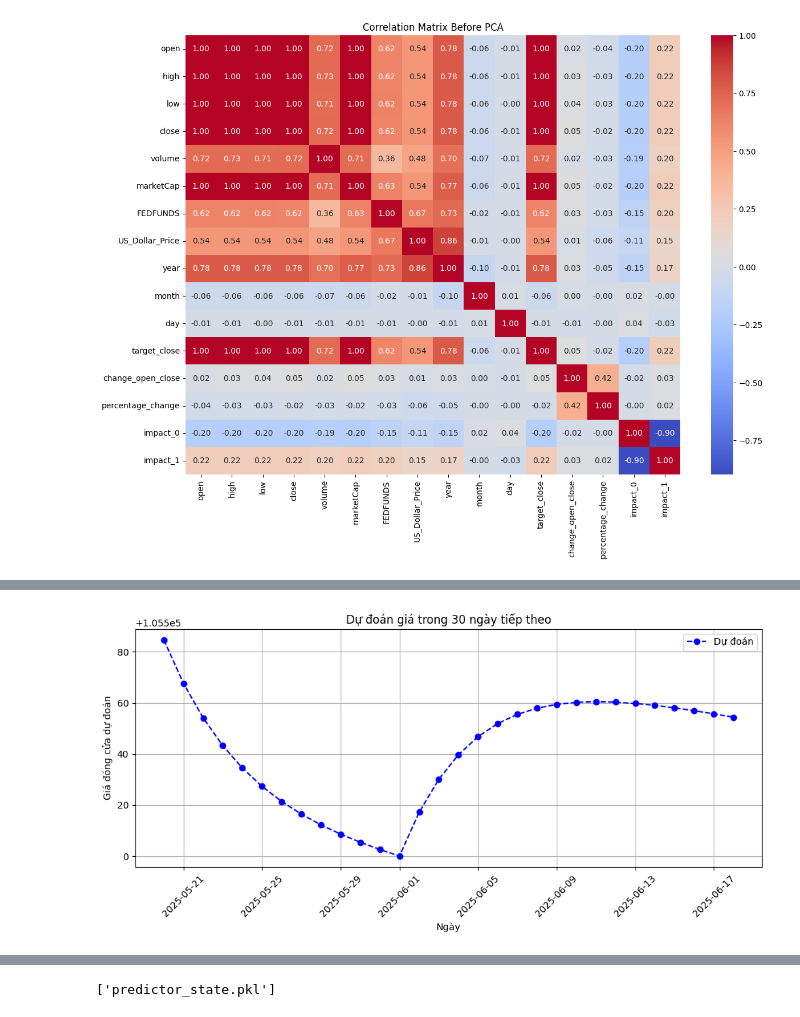
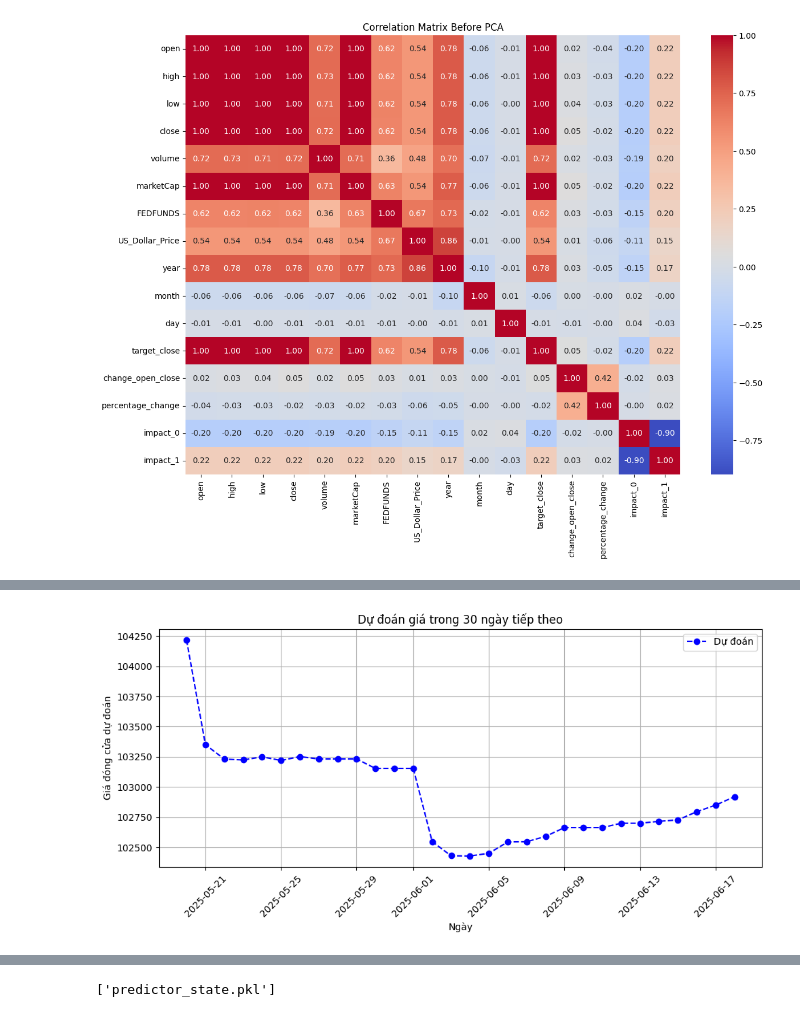
Before and after one commit to nmnguyen130/Bitcoin_ML, a Jupyter notebook: Final_Exam.ipynb, the cells around one changed output, grey strips where cells are left out. Drawn from its saved outputs; the diff is of its cells as text; code cells hidden in the pictures.

```diff
--- a/Final_Exam.ipynb
+++ b/Final_Exam.ipynb
@@ -331,3 +341,27 @@ plt.title('Correlation Matrix Before PCA')
 plt.show()
 # %% [output]
 [figure]
+# %%
+high_corr_cols = ['open', 'high', 'low', 'close', 'marketCap']
+df_pca = df_final.copy()
+
+scaler_pca = StandardScaler()
+scaled_data = scaler_pca.fit_transform(df_pca[high_corr_cols])
+
+n_components = 1
+pca_model = PCA(n_components=n_components)
+df_pca['price_pca1'] = pca_model.fit_transform(scaled_data)
+
+print("Explained Variance Ratio with", n_components, "components:")
+print(pca_model.explained_variance_ratio_)
+print("Total Explained Variance:", sum(pca_model.explained_variance_ratio_))
+
+print("Shape sau PCA:", df_pca.shape)
+print("Các cột hiện có:", df_pca.columns.tolist())
+
+df_pca.drop(columns=high_corr_cols, inplace=True)
+
+plt.figure(figsize=(10, 8))
+sns.heatmap(df_pca.corr(), annot=True, cmap='coolwarm', fmt=".2f")
+plt.title("Correlation Matrix After PCA")
+plt.show()
@@ -334,10 +375,10 @@ plt.show()
 # %%
-scaler_for_cols = ['open', 'high', 'low', 'close', 'volume', 'marketCap', 'FEDFUNDS', 'US_Dollar_Price',
+scaler_for_cols = ['volume', 'FEDFUNDS', 'US_Dollar_Price',
             'change_open_close', 'percentage_change'
             ]
 
 scaler_X = StandardScaler()
-X_scaled = df_final.copy()
+X_scaled = df_pca.copy()
 X_scaled[scaler_for_cols] = scaler_X.fit_transform(X_scaled[scaler_for_cols])
 
 X_scaled.head()
@@ -433,6 +474,6 @@ K Neighbors Regressor - MSE: 6572976.624312738, R2: 0.9886470017793327, MAE: 133
 [figure]
 # %%
-def preprocess_data(data_dict, scaler_X, encoder, scaler_for_cols):
+def preprocess_data(data_dict, high_corr_cols, scaler_pca, pca_model, scaler_X, encoder, scaler_for_cols):
     data = pd.DataFrame([data_dict])
 
     data['timestamp'] = pd.to_datetime(data['timestamp'])
@@ -453,6 +494,10 @@ def preprocess_data(data_dict, scaler_X, encoder, scaler_for_cols):
     data = data.drop('impact', axis=1)
 
     scaled_df = data.copy()
+    scaled_data = scaler_pca.transform(scaled_df[high_corr_cols])
+    scaled_df['price_pca1'] = pca_model.transform(scaled_data)
+    scaled_df.drop(columns=high_corr_cols, inplace=True)
+
     scaled_df[scaler_for_cols] = scaler_X.transform(data[scaler_for_cols])
 
     return scaled_df
@@ -467,6 +512,9 @@ def predict_in_day(model, X):
 def process_pred(
     model,
     initial_data_dict,
+    high_corr_cols,
+    scaler_pca,
+    pca_model,
     scaler_X,
     encoder,
     scaler_for_cols,
@@ -479,7 +527,7 @@ def process_pred(
 
     for i in range(n_days):
         # Tiền xử lý
-        X_input = preprocess_data(data_dict, scaler_X, encoder, scaler_for_cols)
+        X_input = preprocess_data(data_dict, high_corr_cols, scaler_pca, pca_model, scaler_X, encoder, scaler_for_cols)
 
         # Dự đoán
         result = predict_in_day(model, X_input)
@@ -510,21 +558,21 @@ def process_pred(
 
     return forecast_dates, forecast_prices
 # %%
-best_model = models['Linear Regression']  # hoặc Random Forest, Linear Regression
+best_model = models['Random Forest']  # hoặc Random Forest, Linear Regression
 initial_data_dict = {
     'open': 106430.532703,
     'high': 107068.722368,
     'low': 102112.685460,
     'close': 105606.1814675408,
     'volume': 6.176113e+10,
     'marketCap': 2.098071e+12,
     'FEDFUNDS': 4.33,
     'US_Dollar_Price': 100.43,
     'impact': 1,
     'timeHigh': '2025-05-19T00:09:00.000Z',
     'timeLow': '2025-05-19T06:40:00.000Z',
     'timestamp': '2025-05-19'
 }
-process_pred(best_model, initial_data_dict, scaler_X, encoder, scaler_for_cols, n_days=30)
+forecast_dates, forecast_prices = process_pred(best_model, initial_data_dict, high_corr_cols, scaler_pca, pca_model, scaler_X, encoder, scaler_for_cols, n_days=30)
 # %% [output]
-[figure, old version]
+[figure, new version]
```
Also changed, not shown: parts of 7 cells of this notebook, 2 other files.
